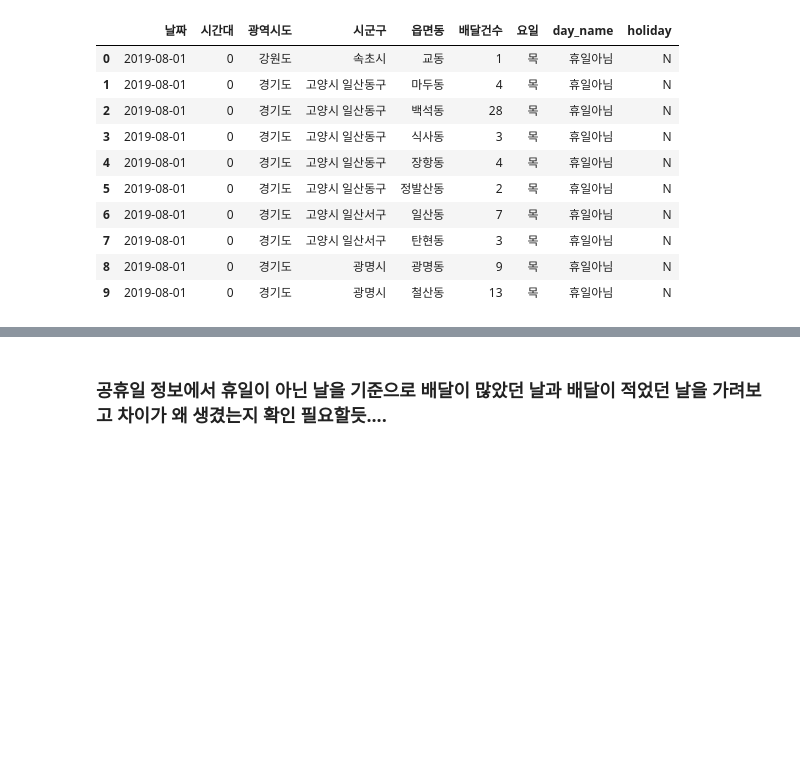
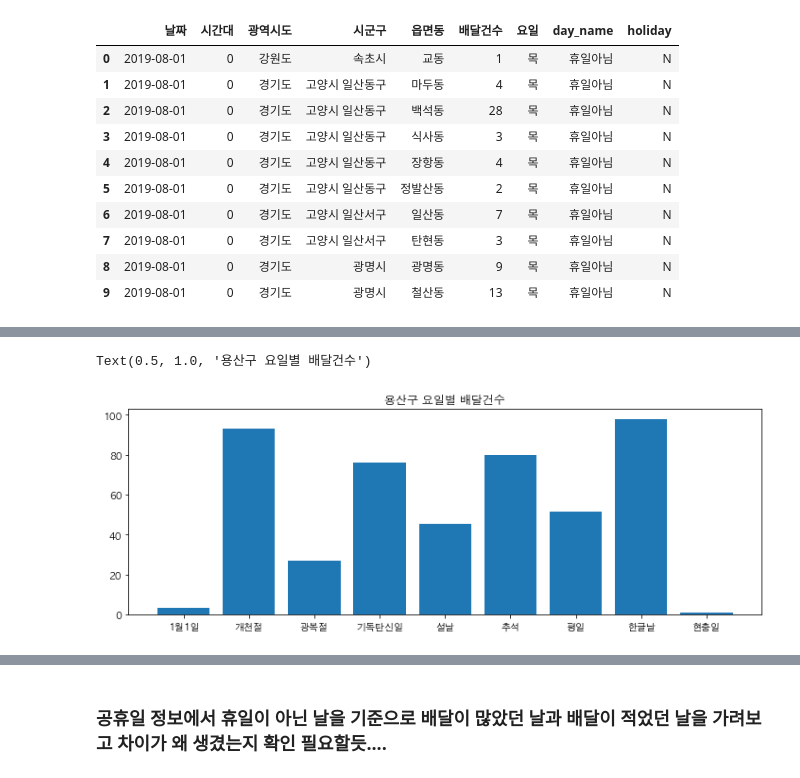
Before and after one commit to wish0728/Elice_teamproject2_team11_delivery, a Jupyter notebook: data-analysis/EDA/seula_요일 및 휴일별 배달건수 확인.ipynb, the cells around one changed output, grey strips where cells are left out. Saved outputs shown, nothing was run; the diff lists cells and outputs as text; code cells hidden in the pictures; blank space fills up the shorter version.

```diff
--- a/data-analysis/EDA/seula_요일 및 휴일별 배달건수 확인.ipynb
+++ b/data-analysis/EDA/seula_요일 및 휴일별 배달건수 확인.ipynb
@@ -218,3 +228,8 @@ df.head(10)
 | 7 | 2019-08-01 | 0 | 경기도 | 고양시 일산서구 | 탄현동 | 3 | 목 | 휴일아님 | N |
 | 8 | 2019-08-01 | 0 | 경기도 | 광명시 | 광명동 | 9 | 목 | 휴일아님 | N |
 | 9 | 2019-08-01 | 0 | 경기도 | 광명시 | 철산동 | 13 | 목 | 휴일아님 | N |
+# %%
+# day_name에 '휴일아님'이 들어있고, 요일이 '토'&'일'이면 day_name값을 '주말'로 바꾸기
+
+df.loc[(df['day_name']=='휴일아님')&((df['요일']!='토')|(df['요일']!='일')), 'day_name'] = '평일'
+df
@@ -220,0 +252,3 @@ df.head(10)
+# %%
+freq_by_holiday = df[df['시군구']=='용산구'].groupby(['날짜', 'day_name']).sum().reset_index()
+freq_by_holiday
@@ -220,0 +269,10 @@ df.head(10)
+# %%
+freq_by_holiday = freq_by_holiday.groupby('day_name').mean().reset_index()
+fig, ax = plt.subplots(figsize=(12, 4))
+ax.bar(freq_by_holiday['day_name'], freq_by_holiday['배달건수'])
+ax.set_title('용산구 공휴일 일평균 배달건수')
+
+# 평일은 빼주기
+# %% [output]
+Text(0.5, 1.0, '용산구 요일별 배달건수')
+[figure, added]
```
Also changed, not shown: parts of 24 cells of this notebook, 10 other files.
